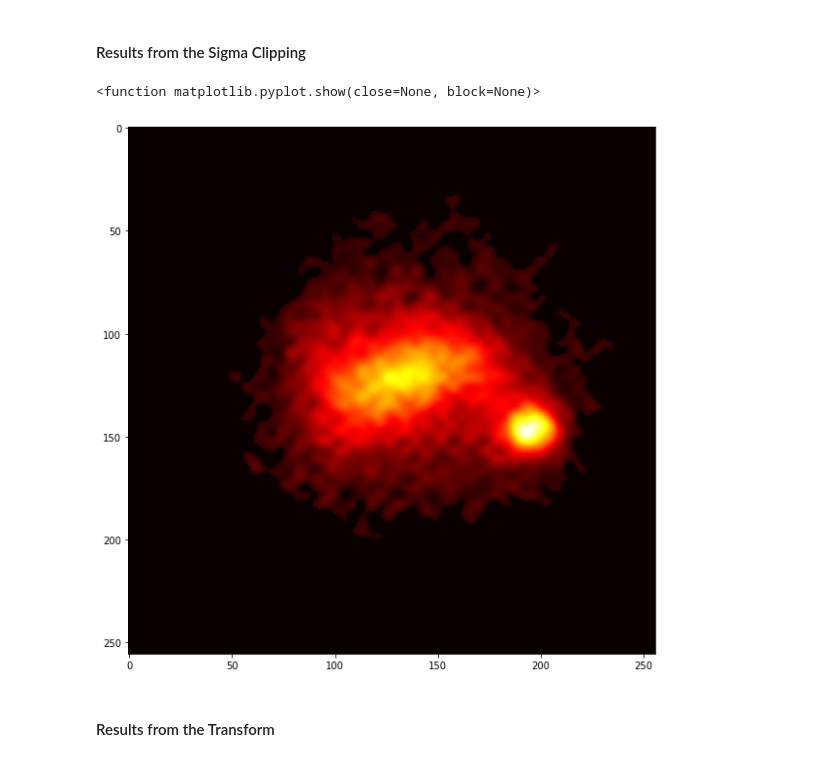
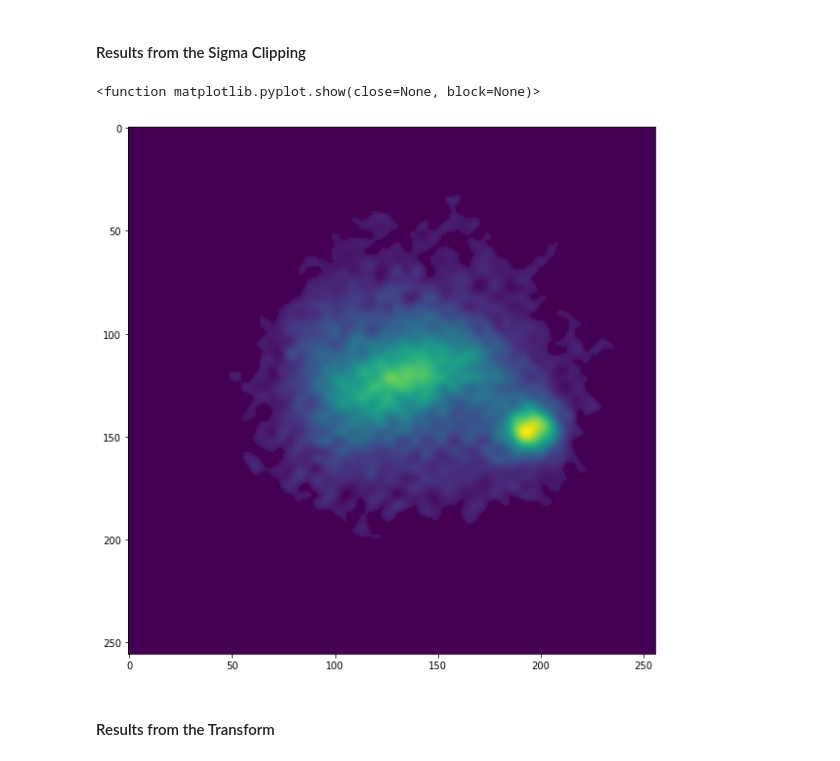
Before and after one commit to Verlon-Etsebeth/Codes, a Jupyter notebook: Testing perturbations.ipynb, the cells around one changed output. Cells and saved outputs as stored; diff of their text form; code cells hidden in the pictures.

```diff
--- a/Testing perturbations.ipynb
+++ b/Testing perturbations.ipynb
@@ -333,11 +333,11 @@ plt.show
 img = image_transform_sigma_clipping(image_data_g)
 # %%
 plt.figure(figsize = (10,10))
-plt.imshow(img, cmap = 'hot')
+plt.imshow(img)
 plt.show
 # %% [output]
 <function matplotlib.pyplot.show(close=None, block=None)>
-[figure, old version]
+[figure, new version]
 # %% [markdown]
 #### Results from the Transform
 # %%
```
Also changed, not shown: parts of 6 cells of this notebook, 2 other files.
